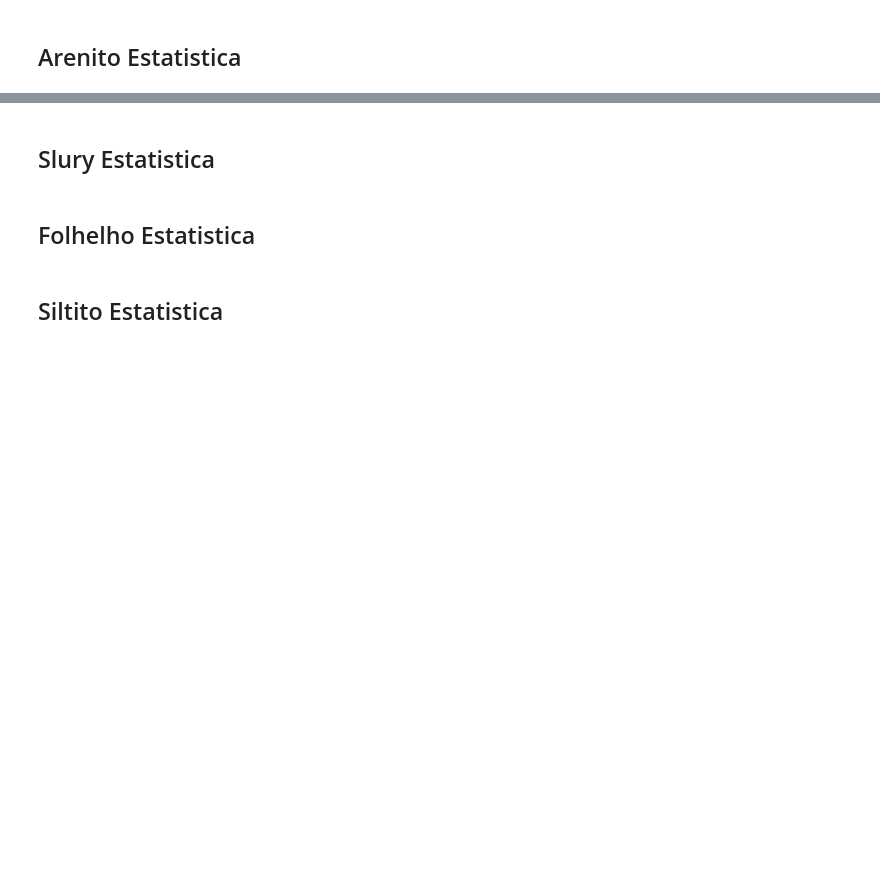
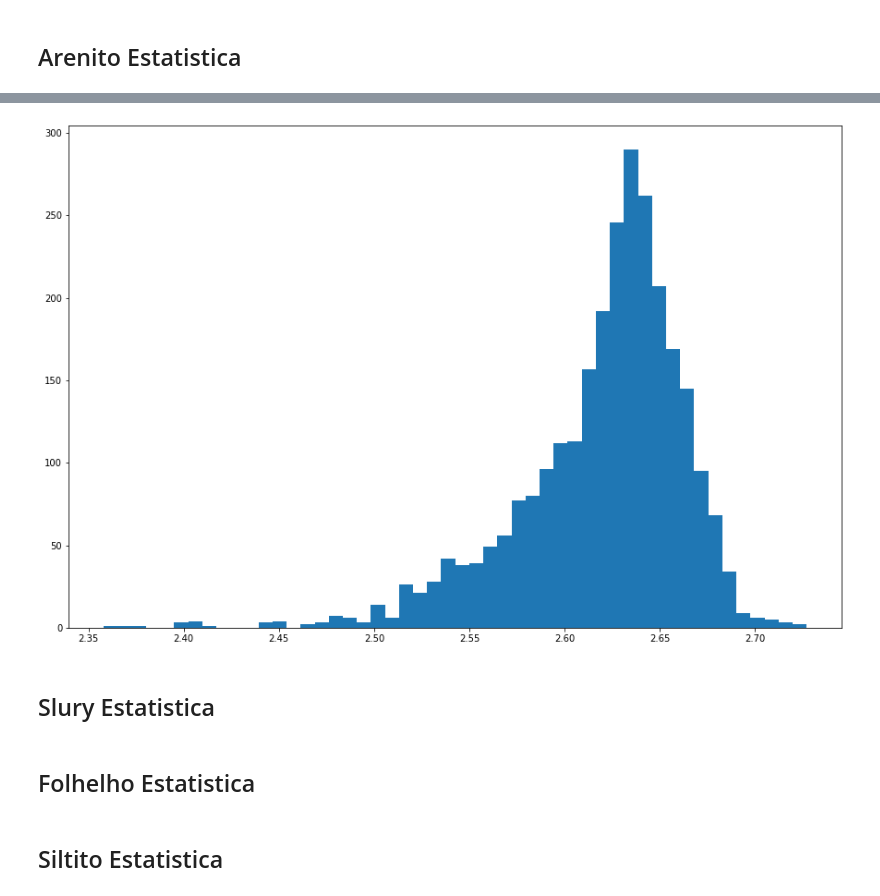
Before and after one commit to rmotadutra/PFG_2020, a Jupyter notebook: codes/well_logs.ipynb, the cells around one changed output, grey strips where cells are left out. Cells and saved outputs as stored; diff of their text form; code cells hidden in the pictures; blank space fills up the shorter version.

```diff
--- a/codes/well_logs.ipynb
+++ b/codes/well_logs.ipynb
@@ -355,3 +391,13 @@ data = statistic_lithology(data, 'Sandstone', 'NPHI', 2527.00, 3188.00, 100.00)
+# %%
+data = statistic_lithology(data, 'Shale', 'GR', 2527.00, 3188.00, 50.00)
+data = statistic_lithology(data, 'Shale', 'RHOB', 2527.00, 3188.00, 50.00)
+data = statistic_lithology(data, 'Shale', 'NPHI', 2527.00, 3188.00, 50.00)
+# %%
+plt.figure(figsize = (15,10))
+plt.hist(data['Shale']['RHOB']['Data'], bins=50)
+plt.show()
+# %% [output]
+[figure, added]
 # %%
 fig, (ax1, ax2, ax3) = plt.subplots(1, 3, figsize=(12,15))
 
```
Also changed, not shown: parts of 7 cells of this notebook, 1 other file.
